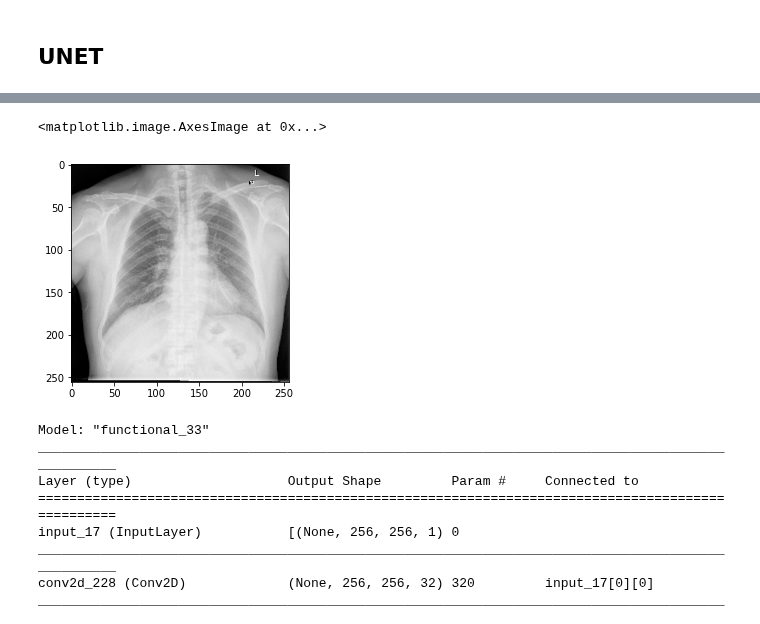
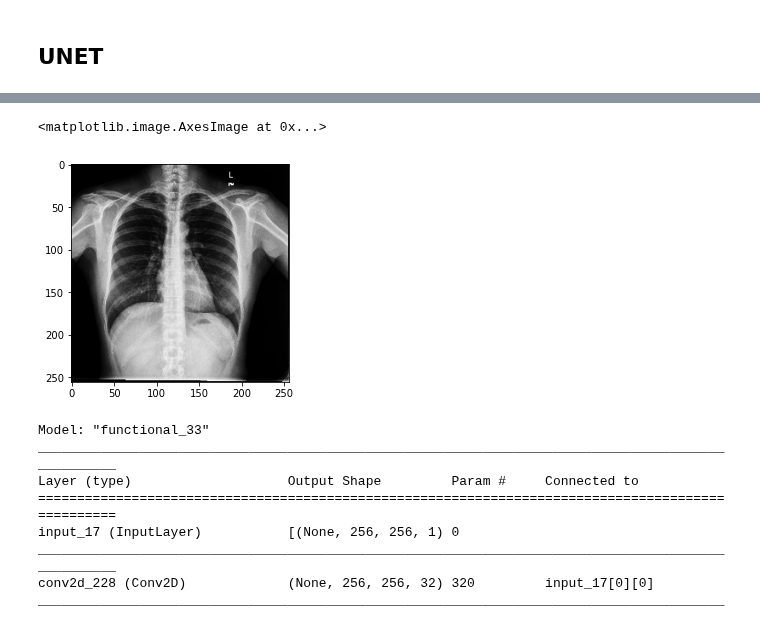
Before and after one commit to ai-explorers/chest_x_ray, a Jupyter notebook: segmentation/unet_lung_segmentation.ipynb, the cells around one changed output, grey strips where cells are left out. Drawn from its saved outputs; the diff is of its cells as text; code cells hidden in the pictures.

Commit message:
Add sigmoid contrast augmentation to datagen

```diff
--- a/segmentation/unet_lung_segmentation.ipynb
+++ b/segmentation/unet_lung_segmentation.ipynb
@@ -21,6 +25,6 @@ from tensorflow.keras.callbacks import ModelCheckpoint
 # %%
-images = list(Path(os.path.join('../data/unet/lung_segmentation/CXR_png/img')).glob('**/*'))
-masks = list(Path(os.path.join('../data/unet/lung_segmentation/masks/img')).glob('**/*'))
+images = list(Path(os.path.join(pathToImgs+'/CXR_png/img')).glob('**/*'))
+masks = list(Path(os.path.join(pathToImgs+'/masks/img')).glob('**/*'))
 # %%
 print("Amount of images: ", len(images))
 print("Amount of masks: ", len(masks))
@@ -91,11 +95,11 @@ df_train.head()
 ## UNET
 # %%
 # https://github.com/aleju/imgaug/issues/66#issuecomment-387609992
-sigm_aug = iaa.SigmoidContrast(gain=(5, 5), cutoff=(0.8, 0.8))
+# ToDo: Fine-tune params, especially gain. cutoff should remain close to 1, 5 <= gain < 20
+sigm_aug = iaa.SigmoidContrast(gain=(10, 10), cutoff=(0.8, 0.8))
 # %%
-def sigmoidcontrast(img):
+def applySigmoidContrast(img):
     #rescale
-    img = img/255.0
     img = sigm_aug.augment_image(img)
     return img
 # %%
@@ -111,11 +116,12 @@ def prep_img(img):
 IMG_SIZE = 256
 # %%
 class DataGenerator(tf.keras.utils.Sequence):
-    def __init__(self, df, batch_size=8, shuffle=True):
+    def __init__(self, df, batch_size=8, shuffle=True, applySigmoidAug=True):
         self.batch_size = batch_size
         self.df = df
         self.indices = self.df.index.tolist()
         self.shuffle = shuffle
+        self.applySigmoidAug = applySigmoidAug
 
     def __len__(self):
         return len(self.indices) // self.batch_size
@@ -149,6 +155,10 @@ class DataGenerator(tf.keras.utils.Sequence):
             img = img / 255.0
             mask = mask / 255.0
 
+            # ToDo: use imgaug Sequence and do this for the batch
+            if (self.applySigmoidAug):
+                img = applySigmoidContrast(img)
+
             X_imgs.append(img)
             X_masks.append(mask)
 
@@ -216,8 +208,8 @@ array([[[0., 0., 0., ..., 0., 0., 0.],
 # %%
-plt.imshow(train_generator.__getitem__(0)[0][0,:,:], cmap='gray')
+plt.imshow(train_generator.__getitem__(0)[0][2,:,:], cmap='gray')
 # %% [output]
 <matplotlib.image.AxesImage at 0x...>
-[figure, old version]
+[figure, new version]
 # %%
 from tensorflow.keras.layers import *
 from tensorflow.keras.models import *
```
Also changed, not shown: parts of 6 cells of this notebook.
